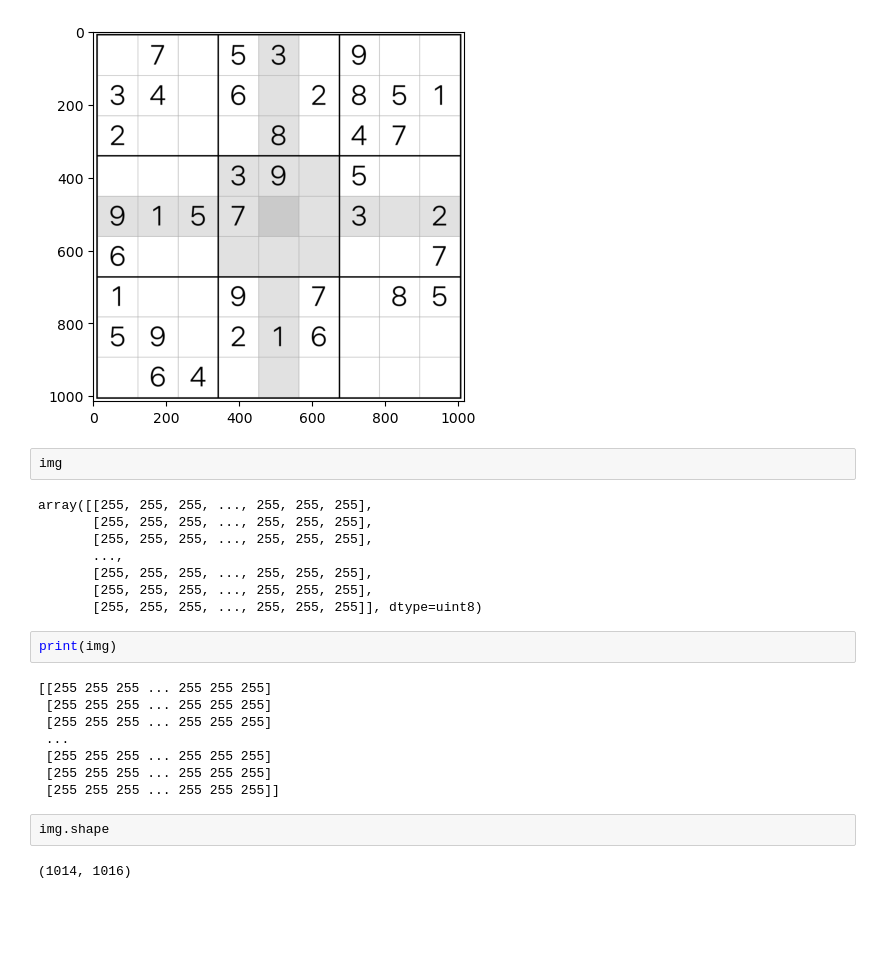
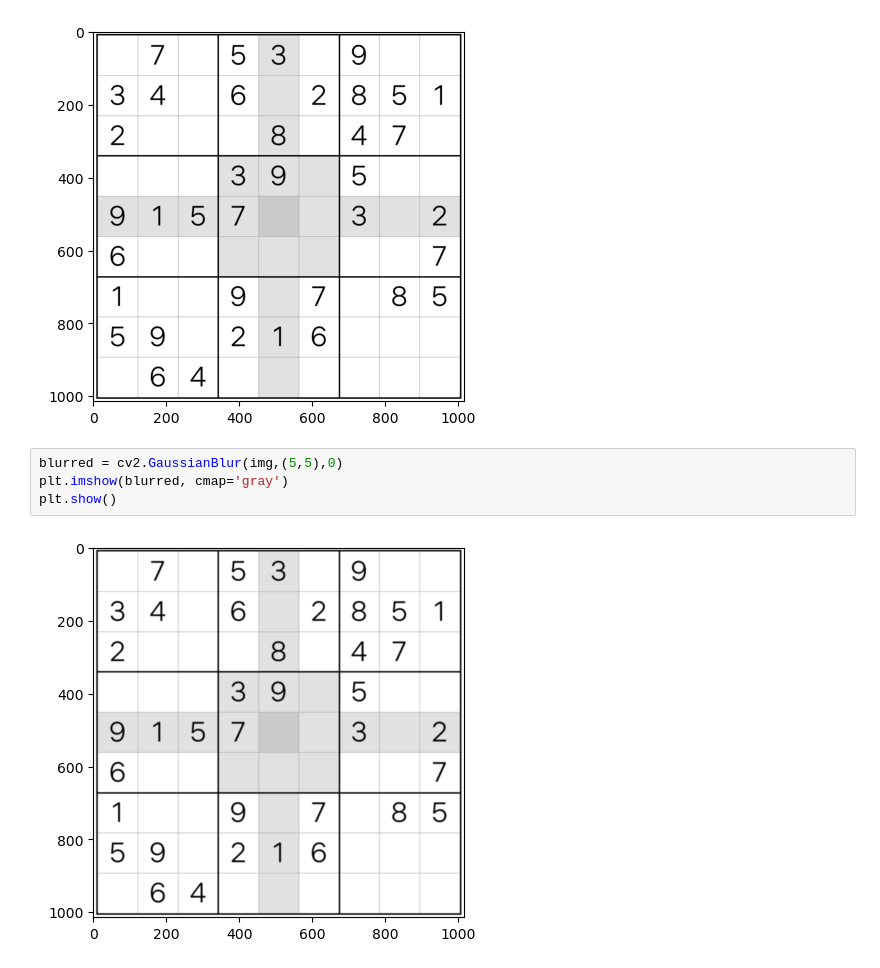
Before and after one commit to ypavanr/sudoku-image-solver, a Jupyter notebook: main.ipynb, the cells around one changed output. Saved outputs shown, nothing was run; the diff lists cells and outputs as text; blank space fills up the shorter version.

```diff
--- a/main.ipynb
+++ b/main.ipynb
@@ -10,27 +10,9 @@ plt.imshow(img, cmap='gray')
 plt.show()
 # %% [output]
 [figure]
-# %%
-img
-# %% [output]
-array([[255, 255, 255, ..., 255, 255, 255],
-       [255, 255, 255, ..., 255, 255, 255],
-       [255, 255, 255, ..., 255, 255, 255],
-       ...,
-       [255, 255, 255, ..., 255, 255, 255],
-       [255, 255, 255, ..., 255, 255, 255],
-       [255, 255, 255, ..., 255, 255, 255]], dtype=uint8)
-# %%
-print(img)
-# %% [output]
-[[255 255 255 ... 255 255 255]
- [255 255 255 ... 255 255 255]
- [255 255 255 ... 255 255 255]
- ...
- [255 255 255 ... 255 255 255]
- [255 255 255 ... 255 255 255]
- [255 255 255 ... 255 255 255]]
-# %%
-img.shape
-# %% [output]
-(1014, 1016)
+# %%
+blurred = cv2.GaussianBlur(img,(5,5),0)
+plt.imshow(blurred, cmap='gray')
+plt.show()
+# %% [output]
+[figure, added]
```
Also changed, not shown: parts of 1 cell of this notebook.
